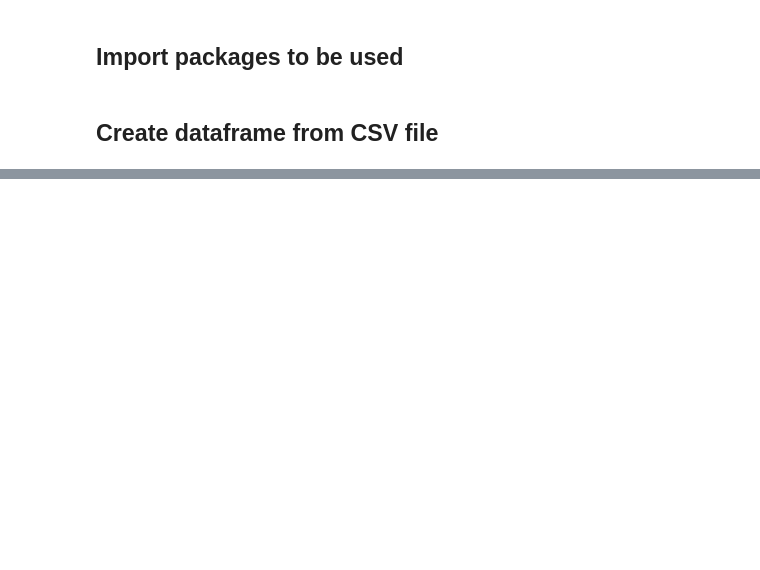
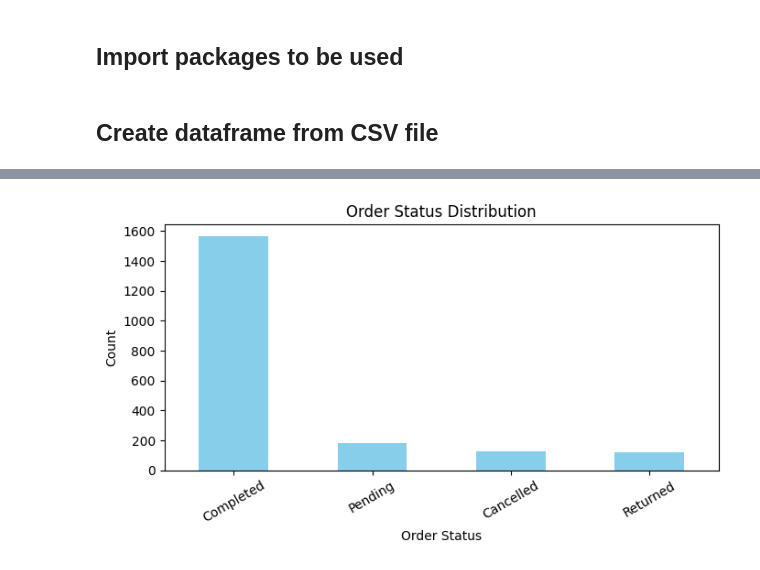
Before and after one commit to ewanritchie85/Notebook-data-refresher, a Jupyter notebook: notebooks/orders_notebook.ipynb, the cells around one changed output, grey strips where cells are left out. Drawn from its saved outputs; the diff is of its cells as text; code cells hidden in the pictures; blank space fills up the shorter version.

Commit message:
graphics added to combined and orders notebooks

```diff
--- a/notebooks/orders_notebook.ipynb
+++ b/notebooks/orders_notebook.ipynb
@@ -20,3 +19,16 @@ Orders:
 | 2 | ORD-000003 | CUST-0734 | PRD_120 | 2023-02-24 | 5 | 96.94 | 484.70 | Completed | ... |
 | 3 | ORD-000004 | CUST-0829 | PRD_215 | 2025-07-08 | 2 | 35.22 | 70.44 | Pending | ... |
 | 4 | ORD-000005 | CUST-0221 | PRD_358 | 2024-11-27 | 4 | 10.92 | 43.68 | Returned | ... |
+# %%
+# 1. Order Status Distribution
+order_status_counts = df_orders['order_status'].value_counts()
+plt.figure(figsize=(7,4))
+order_status_counts.plot(kind='bar', color='skyblue')
+plt.title('Order Status Distribution')
+plt.xlabel('Order Status')
+plt.ylabel('Count')
+plt.xticks(rotation=30)
+plt.tight_layout()
+plt.show()
+# %% [output]
+[figure, added]
```
Also changed, not shown: parts of 3 cells of this notebook, 3 other files.
